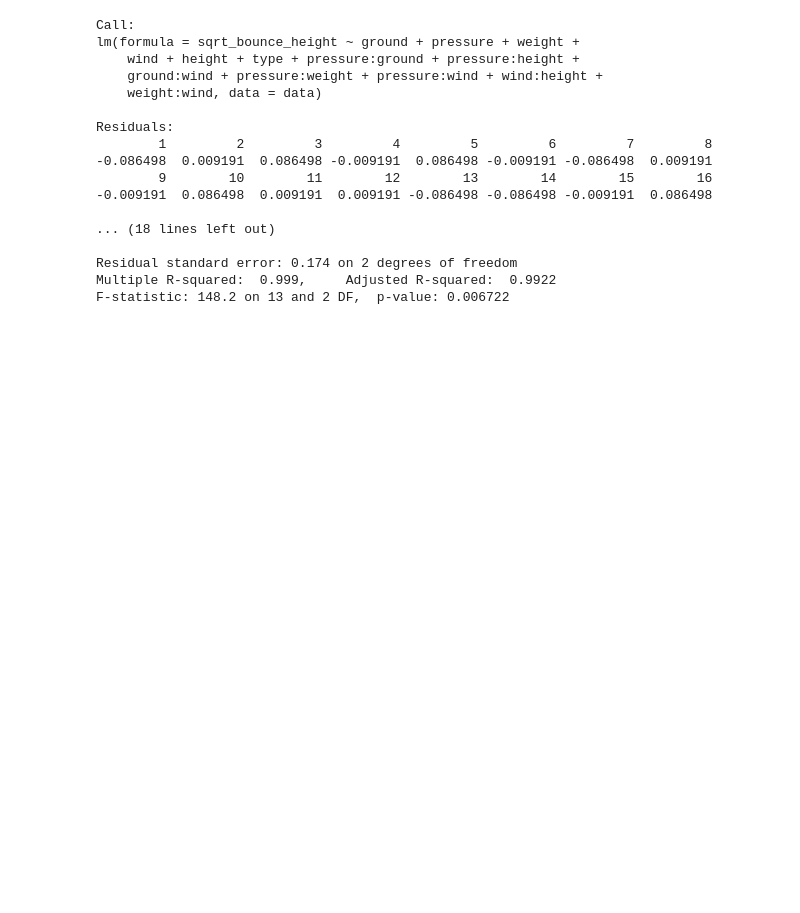
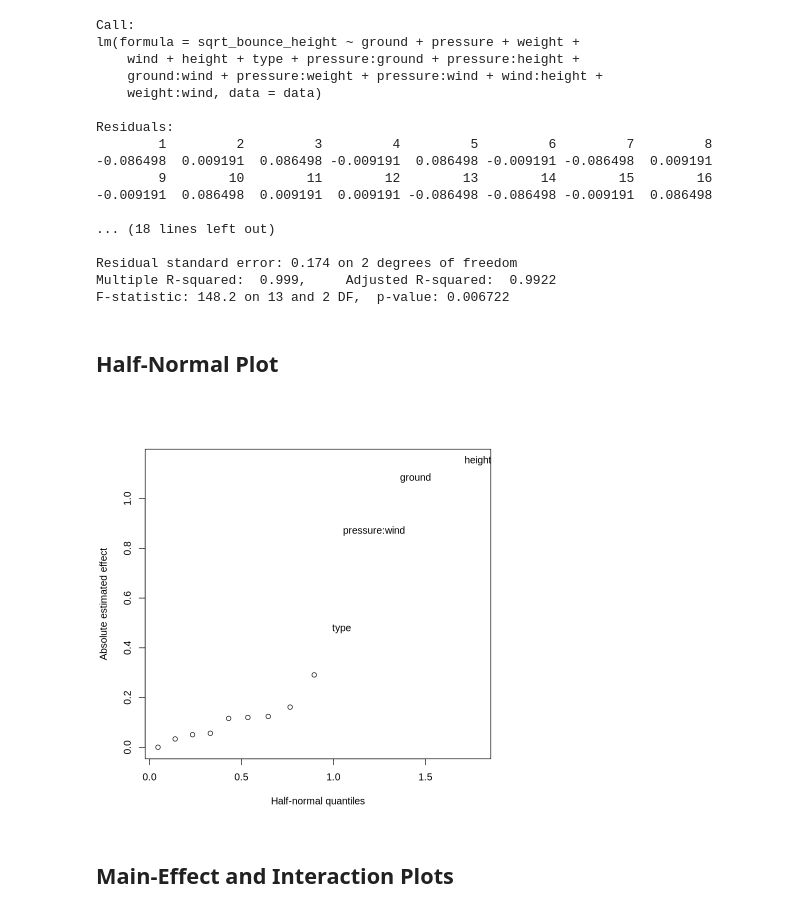
Before and after one commit to ciciliujx/Ball-Drop-Experimental-Design, a Jupyter notebook: Report.ipynb, the cells around one changed output. Cells and saved outputs as stored; diff of their text form; code cells hidden in the pictures; blank space fills up the shorter version.

Commit message:
Add Half-normal plot

```diff
--- a/Report.ipynb
+++ b/Report.ipynb
@@ -110,3 +102,22 @@ Residuals:
 Residual standard error: 0.174 on 2 degrees of freedom
 Multiple R-squared:  0.999,     Adjusted R-squared:  0.9922
 F-statistic: 148.2 on 13 and 2 DF,  p-value: 0.006722
+# %% [markdown]
+## Half-Normal Plot
+# %%
+model2.coef <- coefficients(model2)
+halfnorm(
+  model2.coef[-1],
+  ylab = "Absolute estimated effect",
+  nlab = 4,
+  labs = c(
+    "ground", "pressure", "weight", "wind", "height", "type",
+    "pressure:ground", "pressure:height", "ground:wind",
+    "pressure:weight", "pressure:wind", "wind:height",
+    "weight:wind"
+  )
+)
+# %% [output]
+[figure, added]
+# %% [markdown]
+## Main-Effect and Interaction Plots
```
Also changed, not shown: parts of 2 cells of this notebook.
